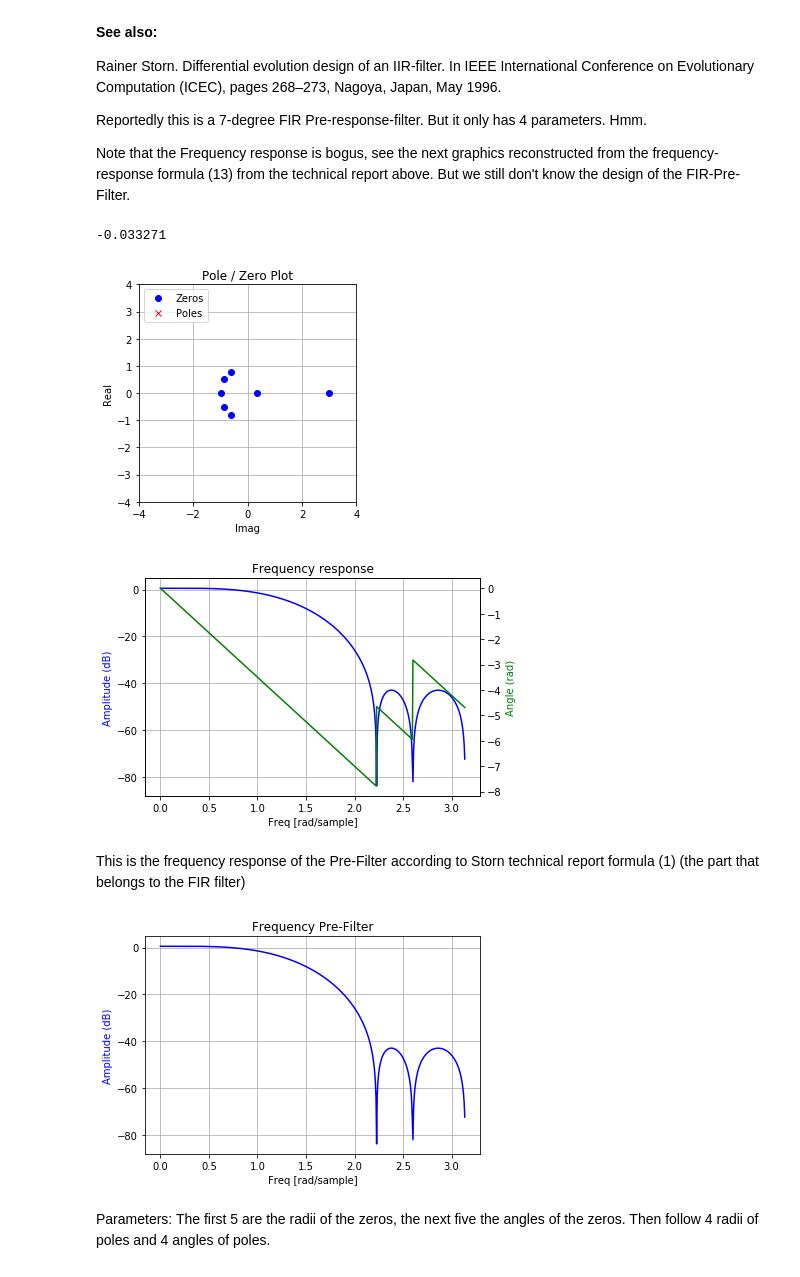
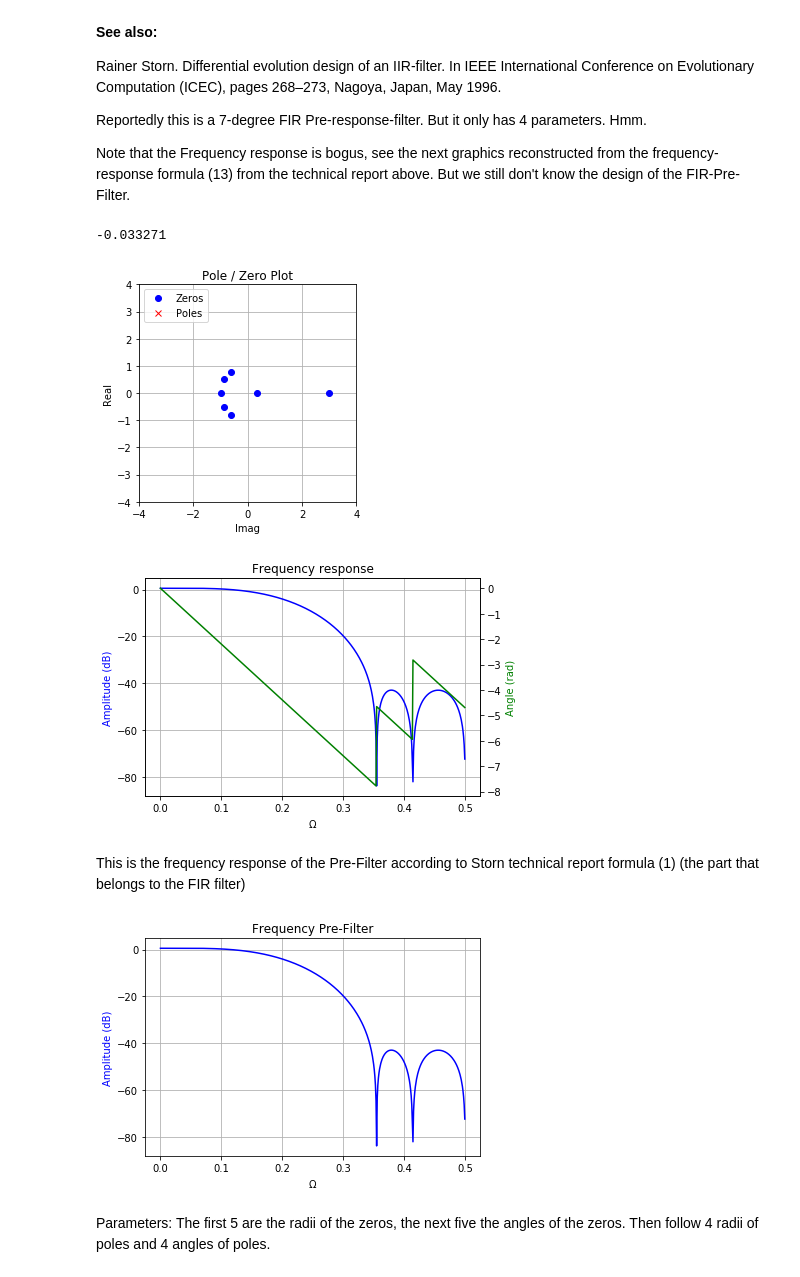
Before and after one commit to schlatterbeck/filter-optimizer, a Jupyter notebook: IIR_Filter.ipynb, the cells around one changed output. Drawn from its saved outputs; the diff is of its cells as text; code cells hidden in the pictures.

```diff
--- a/IIR_Filter.ipynb
+++ b/IIR_Filter.ipynb
@@ -9,7 +9,7 @@ from math import e, pi, sin, cos
 # %%
 %matplotlib inline
 # %%
-def plot_response(w, h, title = 'Frequency response', f0 = None, log = False) :
+def plot_response(w, h, title = 'Frequency response', f0 = None, log = False, lin = False) :
     fig = plt.figure ()
     ax1 = fig.add_subplot (111)
     if log :
@@ -19,8 +19,14 @@ def plot_response(w, h, title = 'Frequency response', f0 = None, log = False) :
     if f0 is not None :
         w = np.array (w) * f0 / (2 * pi)
         xlabel = 'Freq (Hz)'
-    plt.plot (w, 20 * np.log10 (abs (h)), 'b')
-    plt.ylabel ('Amplitude (dB)', color = 'b')
+        if f0 == 1.0 :
+            xlabel = '$\\Omega$'
+    if lin :
+        plt.plot (w, abs (h), 'b')
+        plt.ylabel ('Amplitude (lin.)', color = 'b')
+    else :
+        plt.plot (w, 20 * np.log10 (abs (h)), 'b')
+        plt.ylabel ('Amplitude (dB)', color = 'b')
     plt.xlabel (xlabel)
     plt.grid (which = 'both')
 
@@ -185,19 +193,19 @@ Note that the Frequency response is bogus, see the next graphics reconstructed f
 # %%
 #fir = [-0.033271, -0.019816, 0.169865, 0.415454]
 # Reverse-engineered FIR parameters, the commented list above is from the paper
 # needed to find out that the parameters are re-used to make everything real.
 # See accompanying maxima sheet.
 fir = [-0.033271, -0.019816, 0.169865, 0.415454, 0.415454, 0.169865, -0.019816, -0.033271]
 
 fir_zeros, fir_poles, fir_gain = tf2zpk (fir, [1.0])
 print (fir_gain)
 w, h = freqz (fir)
 pole_zero_plot (fir_poles, fir_zeros)
-plot_response (w, h)
+plot_response (w, h, f0 = 1.0)
 # %% [output]
 -0.033271
 [figure]
-[figure, old version]
+[figure, new version]
 # %% [markdown]
 This is the frequency response of the Pre-Filter according to Storn technical report formula (1) (the part that belongs to the FIR filter)
 # %%
@@ -205,7 +213,7 @@ xa = []
 ya = []
 for i in  range (512) :
     phi = i / 512. * pi
-    xa.append (phi)
+    xa.append (phi / pi / 2.0)
     y = 0.0
     for k in range (4) :
         y += fir [k] * 2 * cos (phi * (k - 3.5))
@@ -215,13 +223,13 @@ ax1 = fig.add_subplot (111)
 plt.title ('Frequency Pre-Filter')
 plt.plot (xa, 20 * np.log10 (ya), 'b')
 plt.ylabel ('Amplitude (dB)', color = 'b')
-plt.xlabel ('Freq [rad/sample]')
+plt.xlabel ('$\Omega$')
 
 plt.grid ()
 plt.axis ('tight')
 plt.show ()
 # %% [output]
-[figure, old version]
+[figure, new version]
 # %% [markdown]
 Parameters:
 The first 5 are the radii of the zeros, the next five the angles of the zeros.
```
Also changed, not shown: parts of 8 cells of this notebook.
